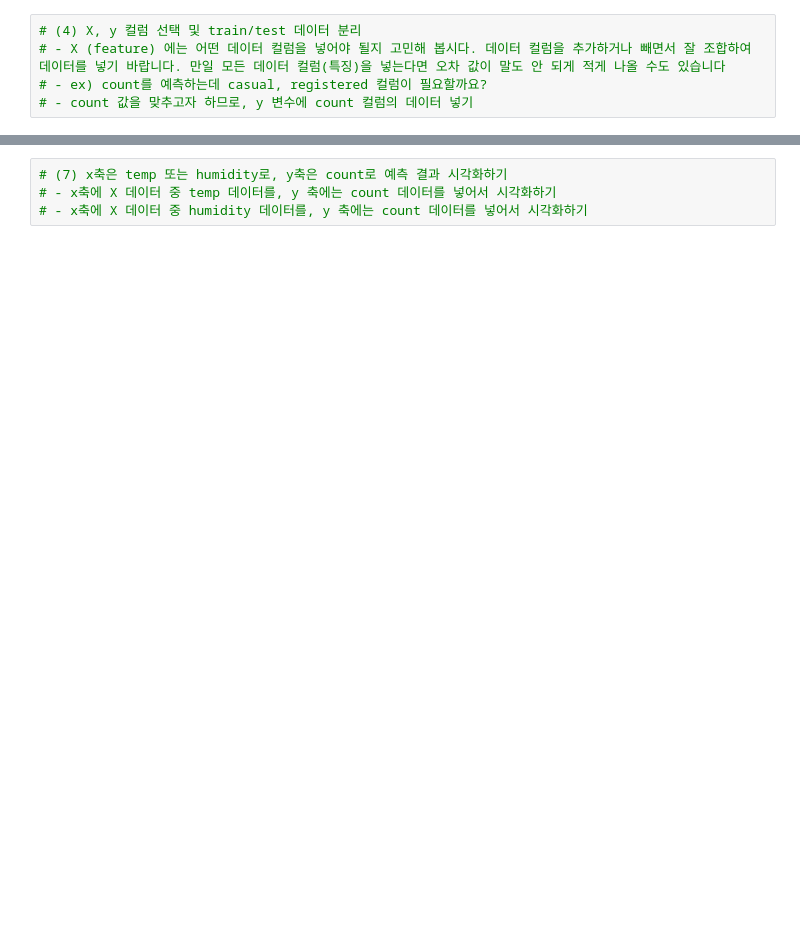
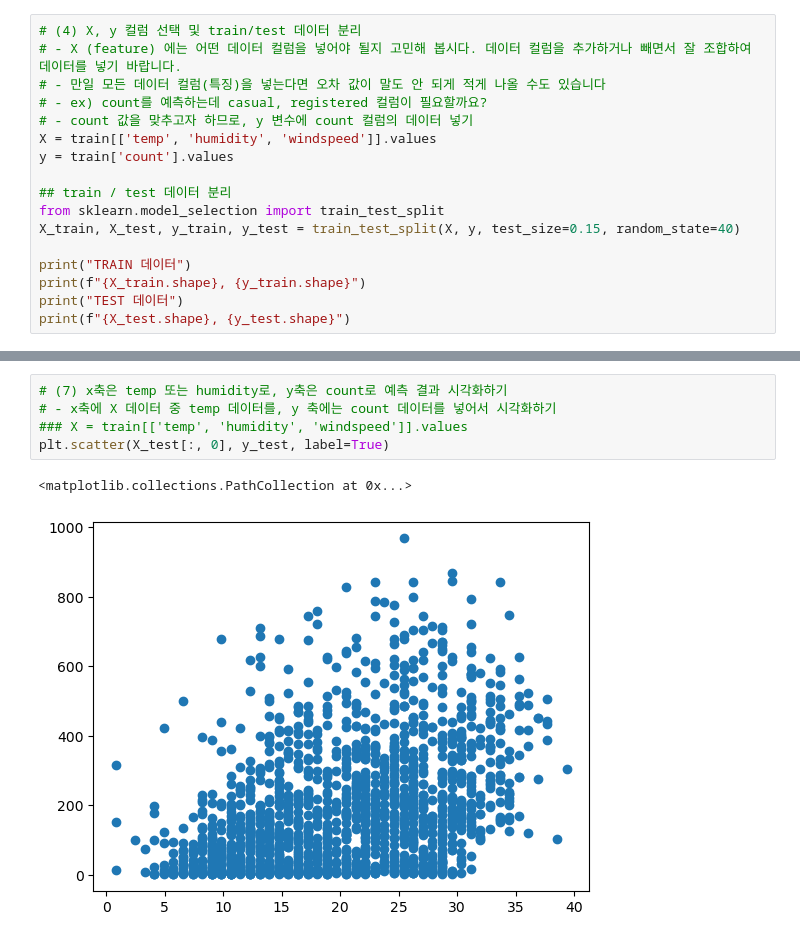
Before and after one commit to KimmyGibbs/study_record_of_aiffel, a Jupyter notebook: EXPLORATION_RS5/projects/2-2/mskim.ipynb, the cells around one changed output, grey strips where cells are left out. Drawn from its saved outputs; the diff is of its cells as text; blank space fills up the shorter version.

```diff
--- a/EXPLORATION_RS5/projects/2-2/mskim.ipynb
+++ b/EXPLORATION_RS5/projects/2-2/mskim.ipynb
@@ -12,5 +44,17 @@
 # %%
 # (4) X, y 컬럼 선택 및 train/test 데이터 분리
-# - X (feature) 에는 어떤 데이터 컬럼을 넣어야 될지 고민해 봅시다. 데이터 컬럼을 추가하거나 빼면서 잘 조합하여 데이터를 넣기 바랍니다. 만일 모든 데이터 컬럼(특징)을 넣는다면 오차 값이 말도 안 되게 적게 나올 수도 있습니다
+# - X (feature) 에는 어떤 데이터 컬럼을 넣어야 될지 고민해 봅시다. 데이터 컬럼을 추가하거나 빼면서 잘 조합하여 데이터를 넣기 바랍니다.
+# - 만일 모든 데이터 컬럼(특징)을 넣는다면 오차 값이 말도 안 되게 적게 나올 수도 있습니다
 # - ex) count를 예측하는데 casual, registered 컬럼이 필요할까요?
 # - count 값을 맞추고자 하므로, y 변수에 count 컬럼의 데이터 넣기
+X = train[['temp', 'humidity', 'windspeed']].values
+y = train['count'].values
+
+## train / test 데이터 분리
+from sklearn.model_selection import train_test_split
+X_train, X_test, y_train, y_test = train_test_split(X, y, test_size=0.15, random_state=40)
+
+print("TRAIN 데이터")
+print(f"{X_train.shape}, {y_train.shape}")
+print("TEST 데이터")
+print(f"{X_test.shape}, {y_test.shape}")
@@ -25,4 +107,8 @@
 # %%
 # (7) x축은 temp 또는 humidity로, y축은 count로 예측 결과 시각화하기
 # - x축에 X 데이터 중 temp 데이터를, y 축에는 count 데이터를 넣어서 시각화하기
-# - x축에 X 데이터 중 humidity 데이터를, y 축에는 count 데이터를 넣어서 시각화하기
+### X = train[['temp', 'humidity', 'windspeed']].values
+plt.scatter(X_test[:, 0], y_test, label=True)
+# %% [output]
+<matplotlib.collections.PathCollection at 0x...>
+[figure, added]
```
Also changed, not shown: parts of 10 cells of this notebook, 1 other file.
